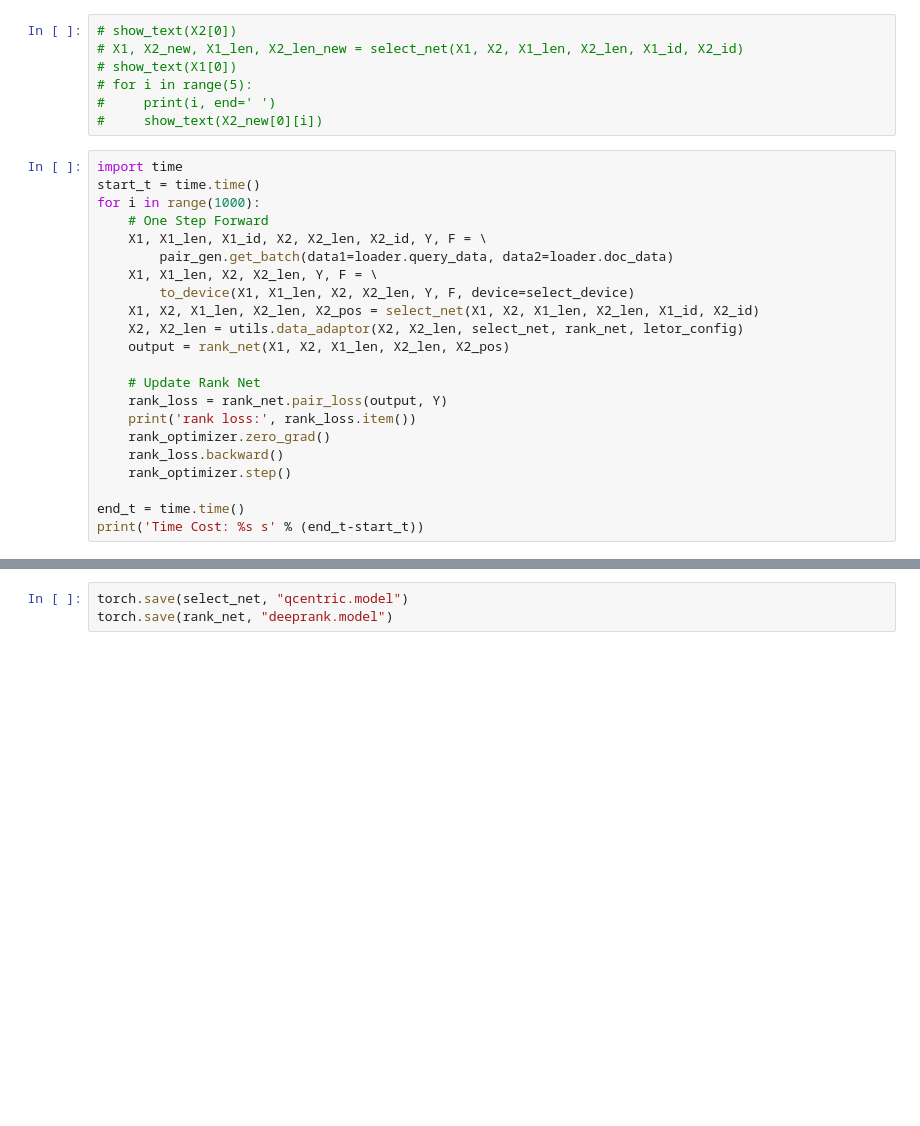
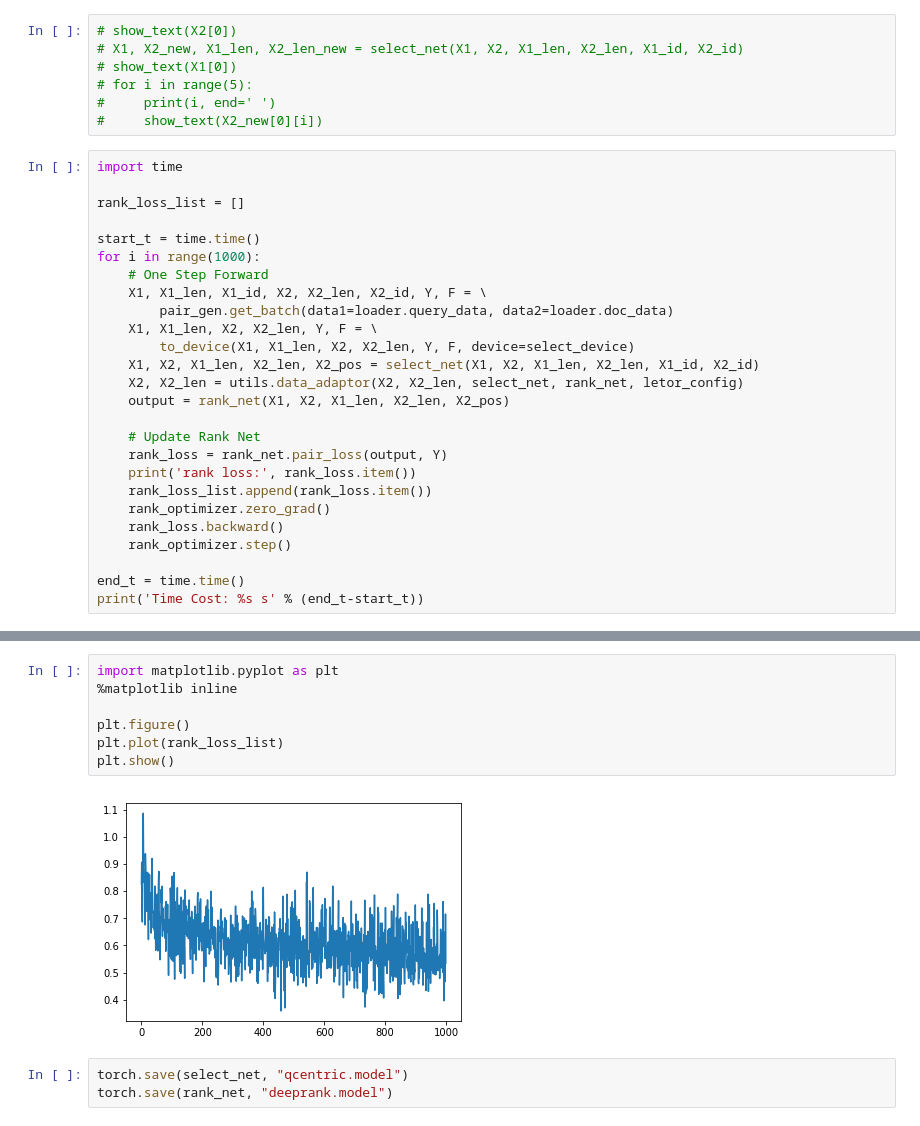
Before and after one commit to pl8787/DeepRank_PyTorch, a Jupyter notebook: sandbox-deeprank.ipynb, the cells around one changed output, grey strips where cells are left out. Drawn from its saved outputs; the diff is of its cells as text; blank space fills up the shorter version.

```diff
--- a/sandbox-deeprank.ipynb
+++ b/sandbox-deeprank.ipynb
@@ -175,6 +170,9 @@ print(X2_pos)
 #     show_text(X2_new[0][i])
 # %%
 import time
+
+rank_loss_list = []
+
 start_t = time.time()
 for i in range(1000):
     # One Step Forward
@@ -189,6 +187,7 @@ for i in range(1000):
     # Update Rank Net
     rank_loss = rank_net.pair_loss(output, Y)
     print('rank loss:', rank_loss.item())
+    rank_loss_list.append(rank_loss.item())
     rank_optimizer.zero_grad()
     rank_loss.backward()
     rank_optimizer.step()
@@ -216,3 +215,12 @@ Time Cost: 1352.1010537147522 s
+# %%
+import matplotlib.pyplot as plt
+%matplotlib inline
+
+plt.figure()
+plt.plot(rank_loss_list)
+plt.show()
+# %% [output]
+[figure, added]
 # %%
 torch.save(select_net, "qcentric.model")
 torch.save(rank_net, "deeprank.model")
```
Also changed, not shown: parts of 5 cells of this notebook, 5 other files.
